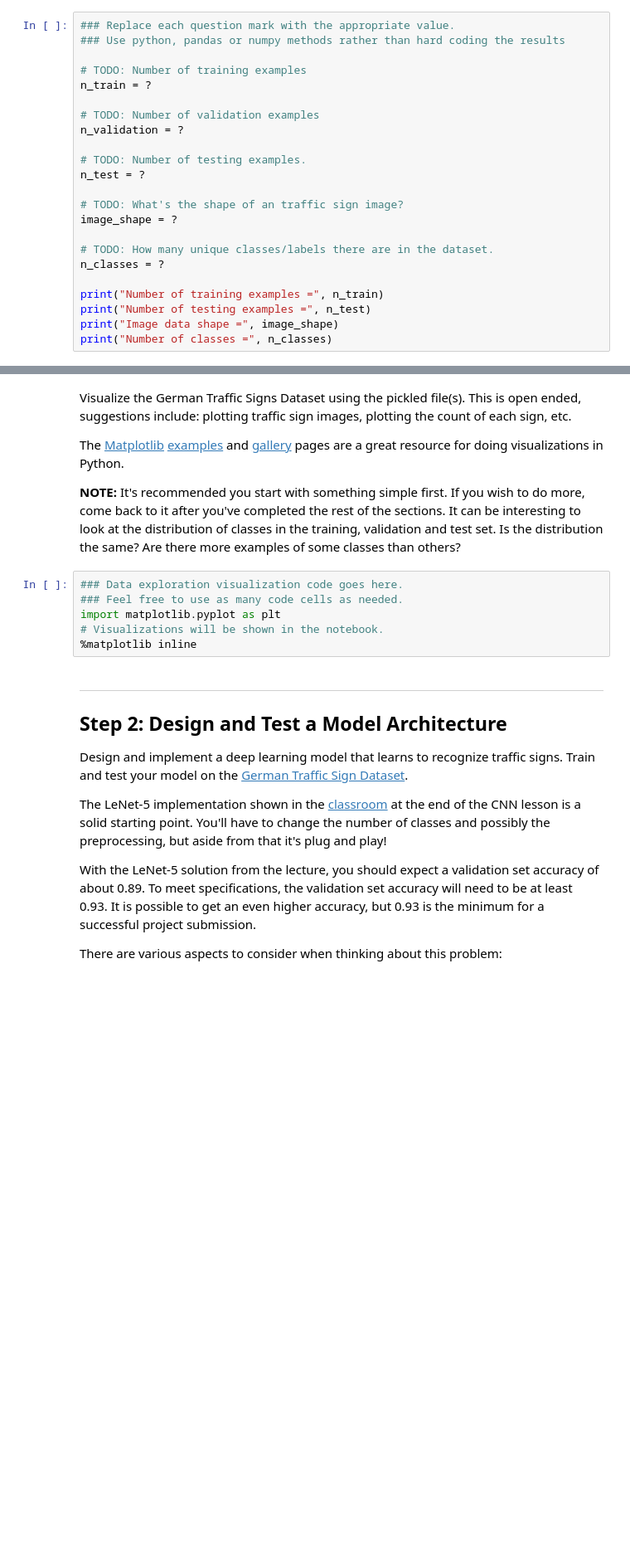
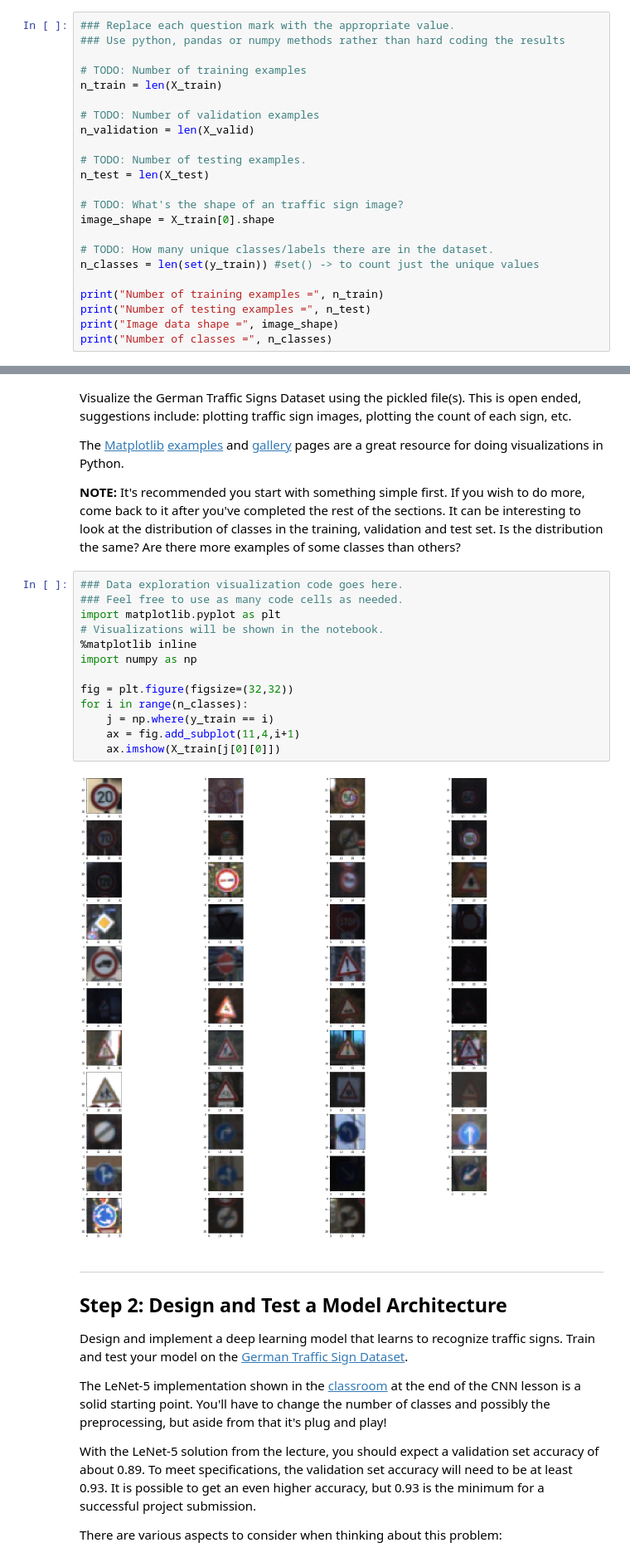
Before and after one commit to skat00sh/CarND-Traffic-Sign-Classifier-Project, a Jupyter notebook: Traffic_Sign_Classifier.ipynb, the cells around one changed output, grey strips where cells are left out. Shown at 83% size. Saved outputs shown, nothing was run; the diff lists cells and outputs as text; blank space fills up the shorter version.

Commit message:
Basic Visualisation of Data | Part1

```diff
--- a/Traffic_Sign_Classifier.ipynb
+++ b/Traffic_Sign_Classifier.ipynb
@@ -59,19 +76,19 @@ Complete the basic data summary below. Use python, numpy and/or pandas methods t
 ### Use python, pandas or numpy methods rather than hard coding the results
 
 # TODO: Number of training examples
-n_train = ?
+n_train = len(X_train)
 
 # TODO: Number of validation examples
-n_validation = ?
+n_validation = len(X_valid)
 
 # TODO: Number of testing examples.
-n_test = ?
+n_test = len(X_test)
 
 # TODO: What's the shape of an traffic sign image?
-image_shape = ?
+image_shape = X_train[0].shape
 
 # TODO: How many unique classes/labels there are in the dataset.
-n_classes = ?
+n_classes = len(set(y_train)) #set() -> to count just the unique values
 
 print("Number of training examples =", n_train)
 print("Number of testing examples =", n_test)
@@ -88,9 +110,18 @@ The [Matplotlib](http://matplotlib.org/) [examples](http://matplotlib.org/exampl
 # %%
 ### Data exploration visualization code goes here.
 ### Feel free to use as many code cells as needed.
 import matplotlib.pyplot as plt
 # Visualizations will be shown in the notebook.
 %matplotlib inline
+import numpy as np
+
+fig = plt.figure(figsize=(32,32))
+for i in range(n_classes):
+    j = np.where(y_train == i)
+    ax = fig.add_subplot(11,4,i+1)
+    ax.imshow(X_train[j[0][0]])
+# %% [output]
+[figure, added]
 # %% [markdown]
 ----
 
```
Also changed, not shown: parts of 3 cells of this notebook.
